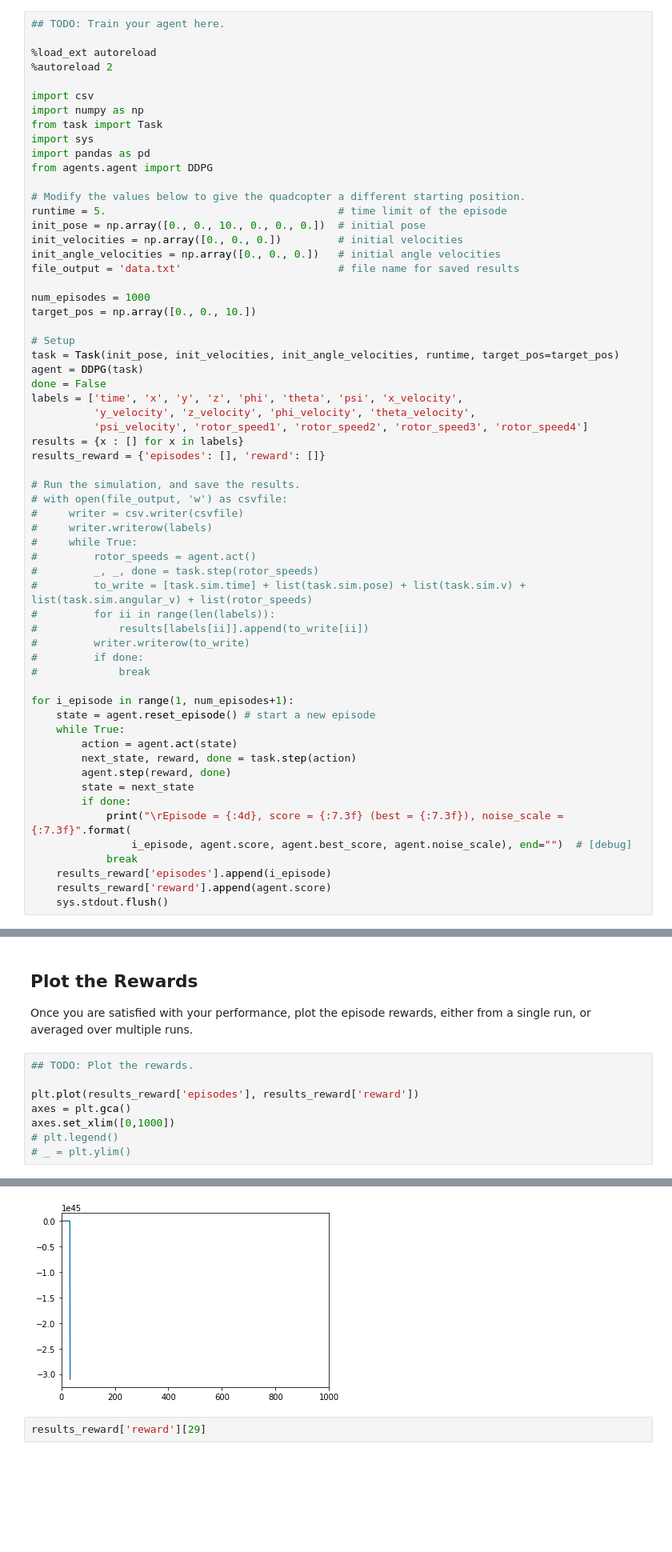
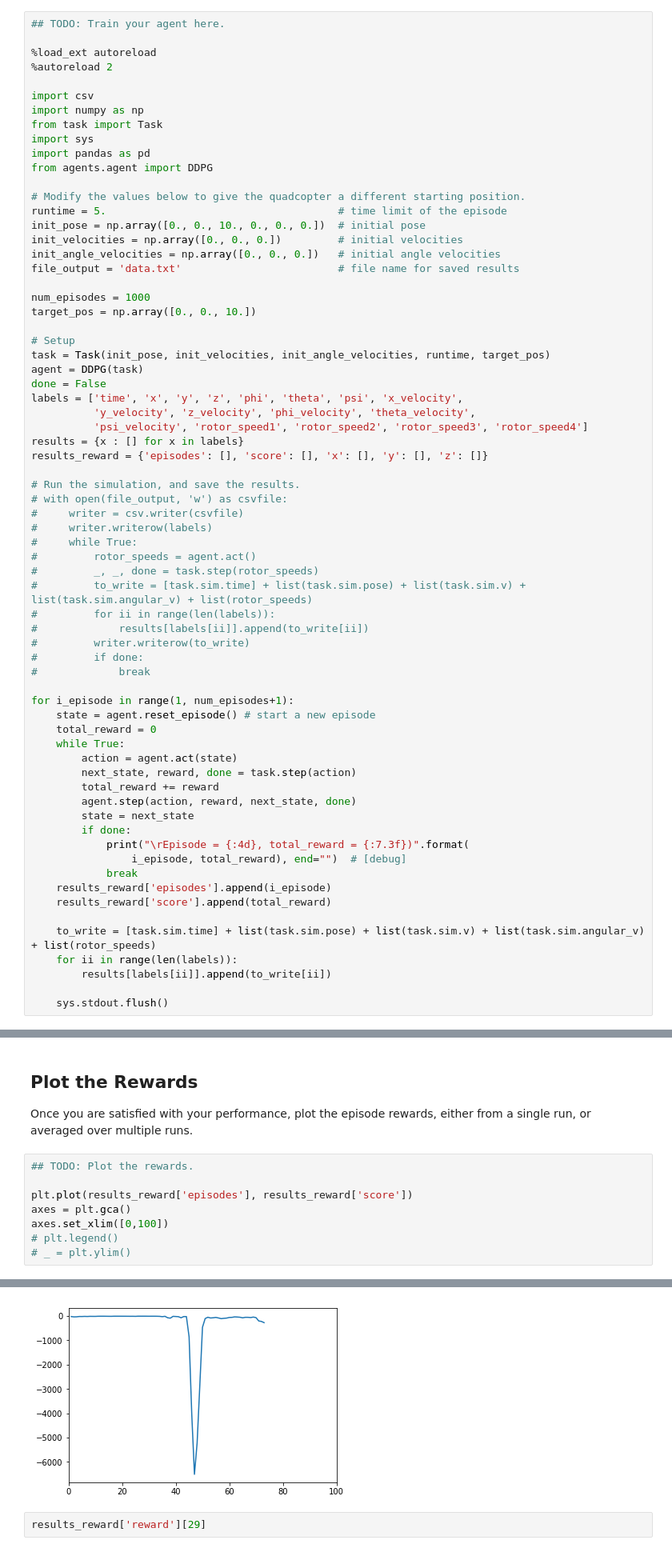
Before and after one commit to hidehiro98/RL-Quadcopter-2, a Jupyter notebook: Quadcopter_Project.ipynb, the cells around one changed output, grey strips where cells are left out. Shown at 80% size. Cells and saved outputs as stored; diff of their text form; blank space fills up the shorter version.

```diff
--- a/Quadcopter_Project.ipynb
+++ b/Quadcopter_Project.ipynb
@@ -235,14 +235,14 @@ num_episodes = 1000
 target_pos = np.array([0., 0., 10.])
 
 # Setup
-task = Task(init_pose, init_velocities, init_angle_velocities, runtime, target_pos=target_pos)
+task = Task(init_pose, init_velocities, init_angle_velocities, runtime, target_pos)
 agent = DDPG(task)
 done = False
 labels = ['time', 'x', 'y', 'z', 'phi', 'theta', 'psi', 'x_velocity',
           'y_velocity', 'z_velocity', 'phi_velocity', 'theta_velocity',
           'psi_velocity', 'rotor_speed1', 'rotor_speed2', 'rotor_speed3', 'rotor_speed4']
 results = {x : [] for x in labels}
-results_reward = {'episodes': [], 'reward': []}
+results_reward = {'episodes': [], 'score': [], 'x': [], 'y': [], 'z': []}
 
 # Run the simulation, and save the results.
 # with open(file_output, 'w') as csvfile:
@@ -260,15 +260,22 @@ results_reward = {'episodes': [], 'reward': []}
 
 for i_episode in range(1, num_episodes+1):
     state = agent.reset_episode() # start a new episode
+    total_reward = 0
     while True:
         action = agent.act(state)
         next_state, reward, done = task.step(action)
-        agent.step(reward, done)
+        total_reward += reward
+        agent.step(action, reward, next_state, done)
         state = next_state
         if done:
-            print("\rEpisode = {:4d}, score = {:7.3f} (best = {:7.3f}), noise_scale = {:7.3f}".format(
-                i_episode, agent.score, agent.best_score, agent.noise_scale), end="")  # [debug]
+            print("\rEpisode = {:4d}, total_reward = {:7.3f})".format(
+                i_episode, total_reward), end="")  # [debug]
             break
     results_reward['episodes'].append(i_episode)
-    results_reward['reward'].append(agent.score)
+    results_reward['score'].append(total_reward)
+
+    to_write = [task.sim.time] + list(task.sim.pose) + list(task.sim.v) + list(task.sim.angular_v) + list(rotor_speeds)
+    for ii in range(len(labels)):
+        results[labels[ii]].append(to_write[ii])
+
     sys.stdout.flush()
@@ -279,9 +296,9 @@ Once you are satisfied with your performance, plot the episode rewards, either f
 # %%
 ## TODO: Plot the rewards.
 
-plt.plot(results_reward['episodes'], results_reward['reward'])
+plt.plot(results_reward['episodes'], results_reward['score'])
 axes = plt.gca()
-axes.set_xlim([0,1000])
+axes.set_xlim([0,100])
 # plt.legend()
 # _ = plt.ylim()
 # %% [output]
@@ -289,4 +306,4 @@ axes.set_xlim([0,1000])
-[figure, old version]
+[figure, new version]
 # %%
 results_reward['reward'][29]
 # %% [output]
```
Also changed, not shown: parts of 13 cells of this notebook, 2 other files.
